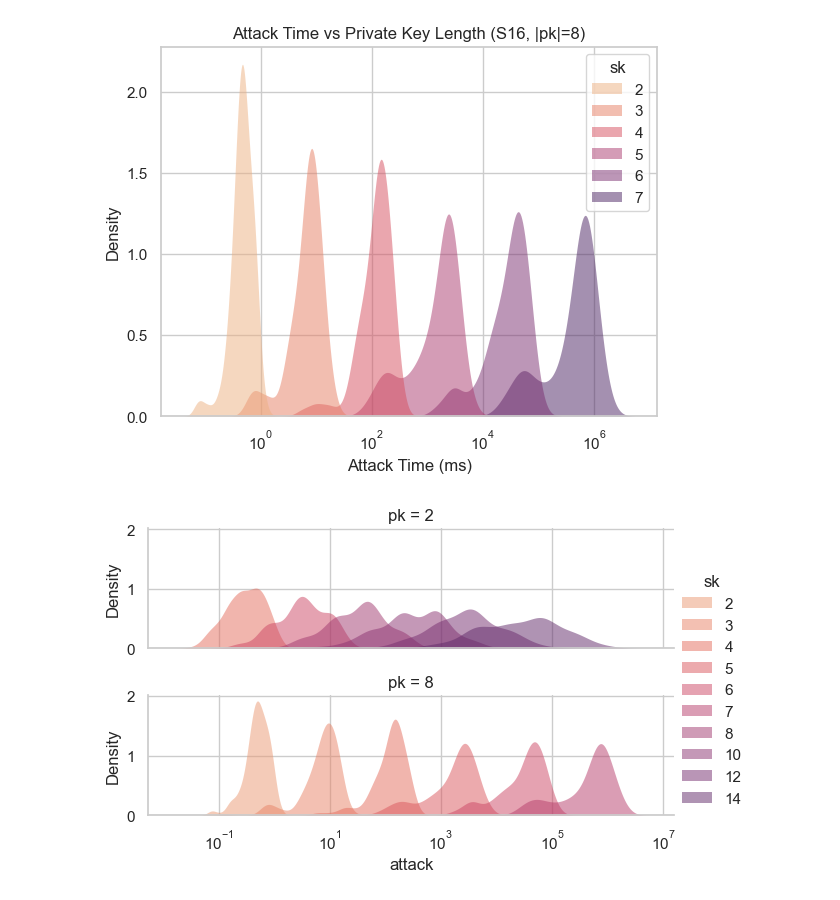
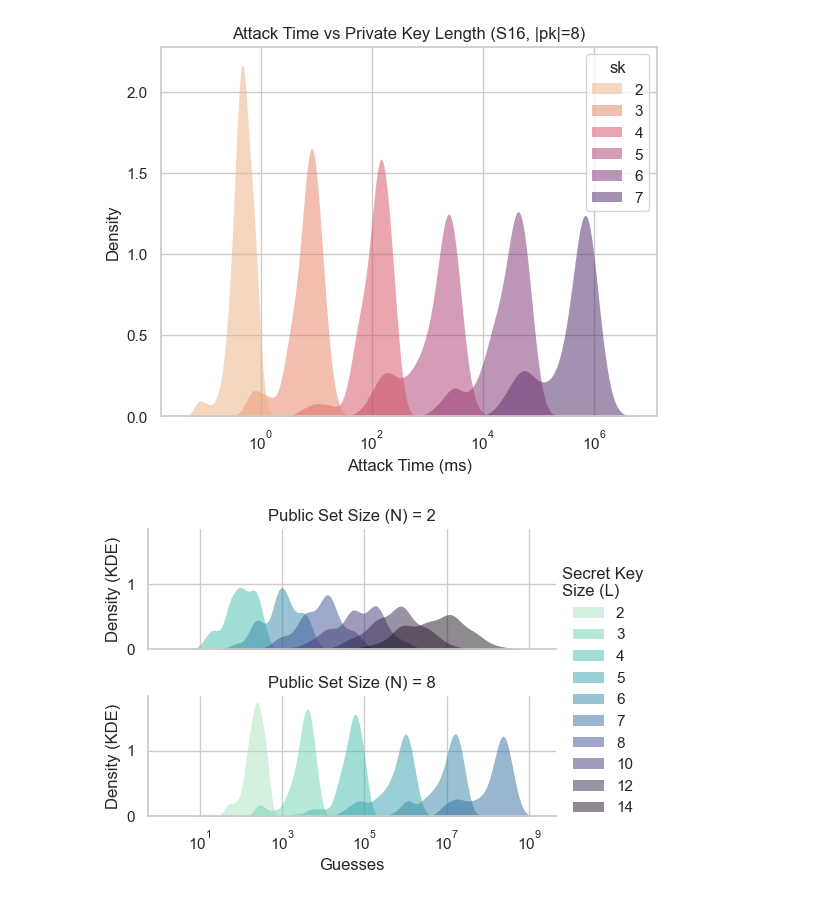
Before and after one commit to reednel/aag, a Jupyter notebook: simulations/ReedGraphs.ipynb, the cells around one changed output. Drawn from its saved outputs; the diff is of its cells as text; code cells hidden in the pictures.

```diff
--- a/simulations/ReedGraphs.ipynb
+++ b/simulations/ReedGraphs.ipynb
@@ -77,9 +78,11 @@ plt.show()
 [figure]
 # %%
 sns.set_theme(style="whitegrid")
-g = sns.FacetGrid(df, row="pk", hue="sk", palette="flare", margin_titles=False, sharex=True, sharey=True, height=2, aspect=3)
-g.map(sns.kdeplot, "attack", fill=True, common_norm=False, alpha=.5,  linewidth=0, log_scale=True)
-g.add_legend()
-plt.show()
+g = sns.FacetGrid(df, row="pk", hue="sk", palette='mako_r', margin_titles=False, sharex=True, sharey=True, height=2, aspect=2.5)
+g.map(sns.kdeplot, "guesses", fill=True, common_norm=False, alpha=.5,  linewidth=0, log_scale=True)
+g.add_legend(title = "Secret Key\nSize (L)")
+g.set_axis_labels("Guesses", "Density (KDE)")
+g.set_titles("Public Set Size (N) = {row_name}")
+plt.savefig('constant-key-space.pdf', bbox_inches='tight')
 # %% [output]
-[figure, old version]
+[figure, new version]
```
Also changed, not shown: parts of 2 cells of this notebook, 8 other files.
